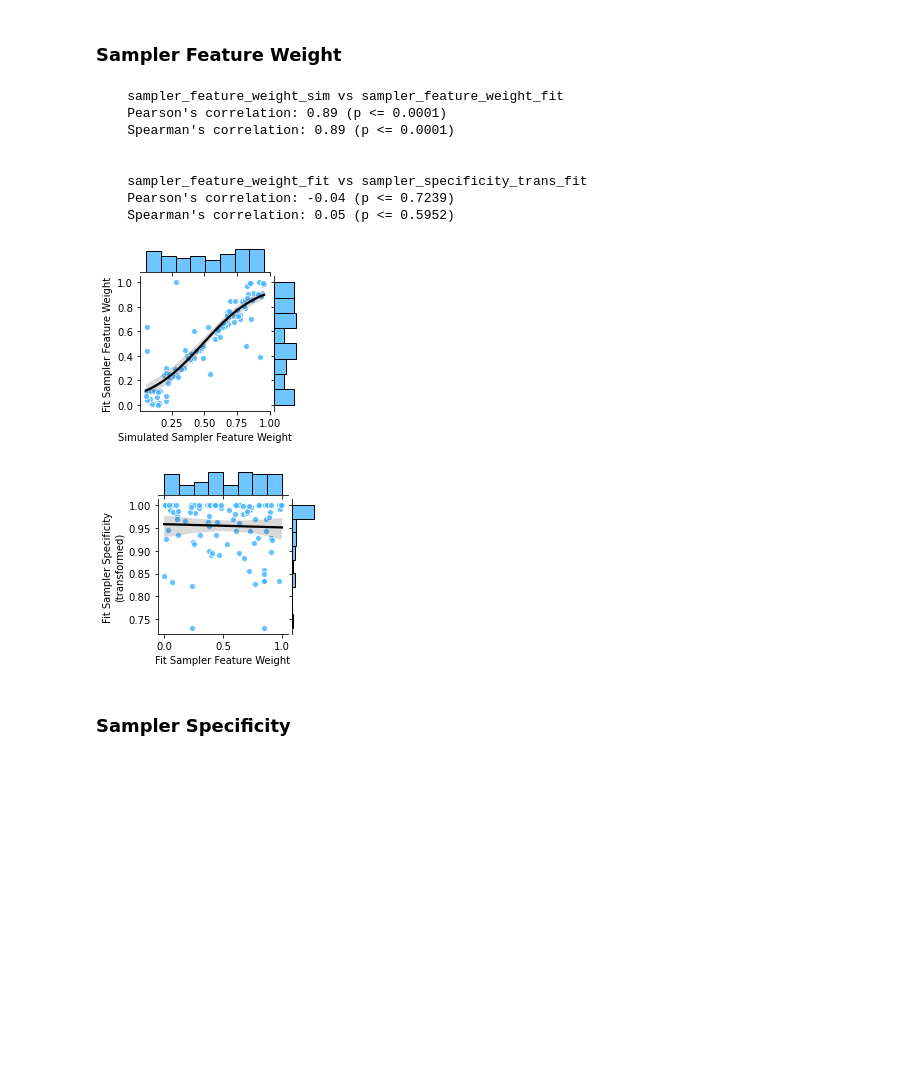
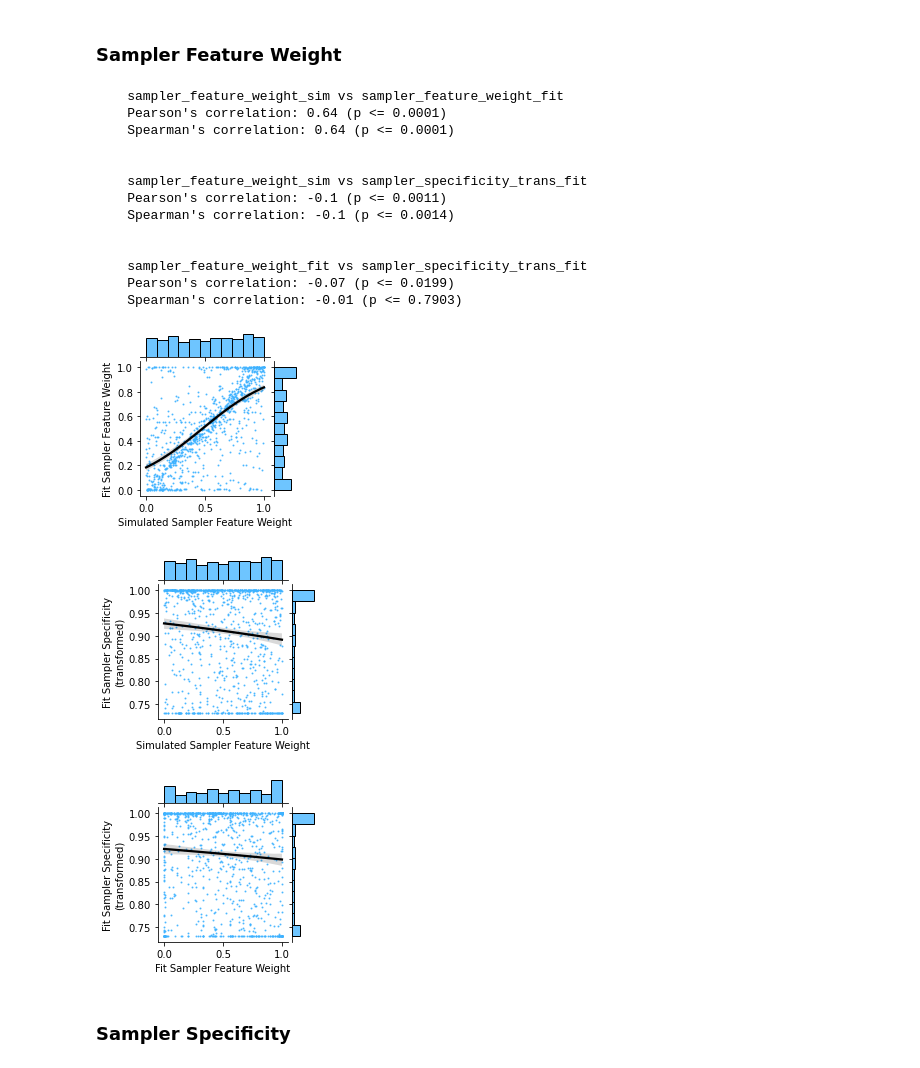
Before and after one commit to BakkourLabRepo/feat-predict_models, a Jupyter notebook: notebooks/model-recovery.ipynb, the cells around one changed output. Drawn from its saved outputs; the diff is of its cells as text; code cells hidden in the pictures; blank space fills up the shorter version.

```diff
--- a/notebooks/model-recovery.ipynb
+++ b/notebooks/model-recovery.ipynb
@@ -124,7 +124,7 @@ def plot_parameter_relationship(
         y = y,
         logistic = True,
         color = color,
-        scatter_kws = {'edgecolor': 'white'},
+        scatter_kws = {'s': 1},
         line_kws = {'color': 'black'},
         ax = g.ax_joint,
     )
@@ -152,6 +152,8 @@ def plot_parameter_relationship(
 sim_params = []
 for model in MODELS:
     for f in listdir(f'{DATA_PATH}/{model}/training'):
+        if f.startswith('.'):
+            continue
         agent_data = pd.read_csv(f'{DATA_PATH}/{model}/training/{f}')
         sim_params.append(agent_data[[
             'id',
@@ -550,37 +710,52 @@ plot_parameter_relationship(
 # %%
 idx = (
     (model_fits['model_label_sim'] == 'ss-sampler') &
     (model_fits['model_label_fit'] == 'ss-sampler')
 )
 
 plot_parameter_relationship(
     model_fits.loc[idx],
     'sampler_feature_weight_sim',
     'sampler_feature_weight_fit',
     x_label = 'Simulated Sampler Feature Weight',
     y_label = 'Fit Sampler Feature Weight',
     color = MODEL_COLORS['ss-sampler']
 )
 
 plot_parameter_relationship(
     model_fits.loc[idx],
+    'sampler_feature_weight_sim',
+    'sampler_specificity_trans_fit',
+    x_label = 'Simulated Sampler Feature Weight',
+    y_label = 'Fit Sampler Specificity\n(transformed)',
+    color = MODEL_COLORS['ss-sampler']
+)
+
+plot_parameter_relationship(
+    model_fits.loc[idx],
     'sampler_feature_weight_fit',
     'sampler_specificity_trans_fit',
     x_label = 'Fit Sampler Feature Weight',
     y_label = 'Fit Sampler Specificity\n(transformed)',
     color = MODEL_COLORS['ss-sampler']
 )
 # %% [output]
     sampler_feature_weight_sim vs sampler_feature_weight_fit
-    Pearson's correlation: 0.89 (p <= 0.0001)
-    Spearman's correlation: 0.89 (p <= 0.0001)
+    Pearson's correlation: 0.64 (p <= 0.0001)
+    Spearman's correlation: 0.64 (p <= 0.0001)
+
+
+    sampler_feature_weight_sim vs sampler_specificity_trans_fit
+    Pearson's correlation: -0.1 (p <= 0.0011)
+    Spearman's correlation: -0.1 (p <= 0.0014)
 
 
     sampler_feature_weight_fit vs sampler_specificity_trans_fit
-    Pearson's correlation: -0.04 (p <= 0.7239)
-    Spearman's correlation: 0.05 (p <= 0.5952)
+    Pearson's correlation: -0.07 (p <= 0.0199)
+    Spearman's correlation: -0.01 (p <= 0.7903)
-[figure, old version]
+[figure, new version]
-[figure, old version]
+[figure, new version]
+[figure, added]
 # %% [markdown]
 ### Sampler Specificity
 # %%
```
Also changed, not shown: parts of 18 cells of this notebook.
